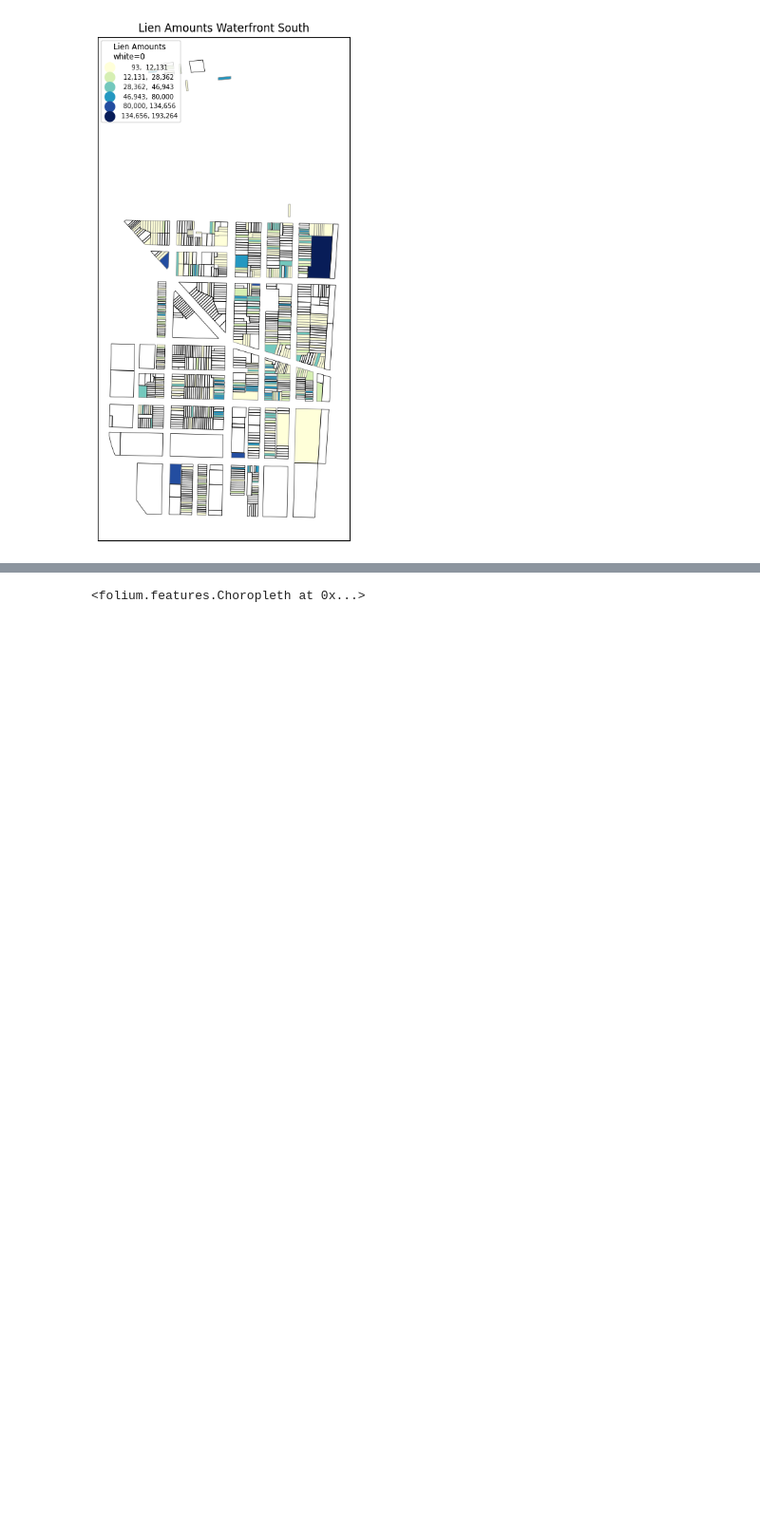
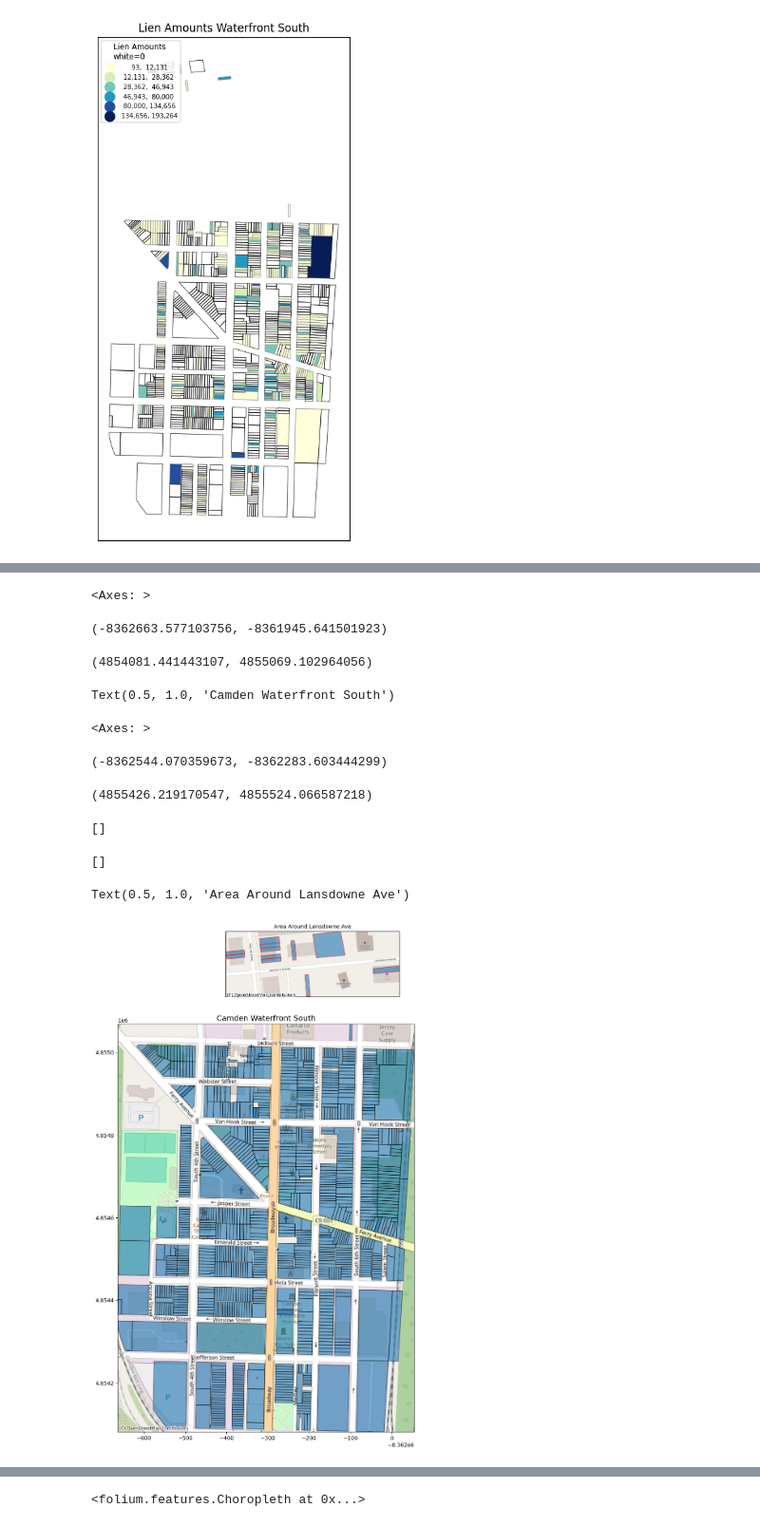
Before and after one commit to hbeck118/HOC-Project, a Jupyter notebook: hocdraft1.ipynb, the cells around one changed output, grey strips where cells are left out. Shown at 95% size. Saved outputs shown, nothing was run; the diff lists cells and outputs as text; code cells hidden in the pictures; blank space fills up the shorter version.

```diff
--- a/hocdraft1.ipynb
+++ b/hocdraft1.ipynb
@@ -418,0 +330,46 @@ Text(490021.685636827, 4419414.860414602, 'Jackson St')
+# %%
+import matplotlib.pyplot as plt
+import contextily as ctx
+
+# Create figure and main axis
+fig = plt.figure(figsize=(12, 14))
+main_ax = fig.add_axes([0.1, 0.1, 0.8, 0.75])
+
+# Plot main area and adding basemap from openstreetmap
+wf_south.plot(ax=main_ax, alpha=0.6, edgecolor='black')
+ctx.add_basemap(main_ax, source=ctx.providers.OpenStreetMap.Mapnik)
+
+# Set main extent
+main_ax.set_xlim(*wf_south.total_bounds[[0, 2]])
+main_ax.set_ylim(*wf_south.total_bounds[[1, 3]])
+main_ax.set_title("Camden Waterfront South", fontsize=14)
+
+# Create separate inset axis *above* the main map
+inset_ax = fig.add_axes([0.4, 0.9, 0.4, 0.12])  # [left, bottom, width, height]
+
+# Plot detached area and adding basemap from openstreetmap
+lansdowne_area.plot(ax=inset_ax, alpha=0.6, edgecolor='red')
+ctx.add_basemap(inset_ax, source=ctx.providers.OpenStreetMap.Mapnik)
+
+# Set inset extent
+inset_ax.set_xlim(*lansdowne_area.total_bounds[[0, 2]])
+inset_ax.set_ylim(*lansdowne_area.total_bounds[[1, 3]])
+
+# Style inset
+inset_ax.set_xticks([])
+inset_ax.set_yticks([])
+inset_ax.set_title("Area Around Lansdowne Ave", fontsize=10)
+
+plt.show()
+# %% [output]
+<Axes: >
+(-8362663.577103756, -8361945.641501923)
+(4854081.441443107, 4855069.102964056)
+Text(0.5, 1.0, 'Camden Waterfront South')
+<Axes: >
+(-8362544.070359673, -8362283.603444299)
+(4855426.219170547, 4855524.066587218)
+[]
+[]
+Text(0.5, 1.0, 'Area Around Lansdowne Ave')
+[figure, added]
```
Also changed, not shown: parts of 25 cells of this notebook.
